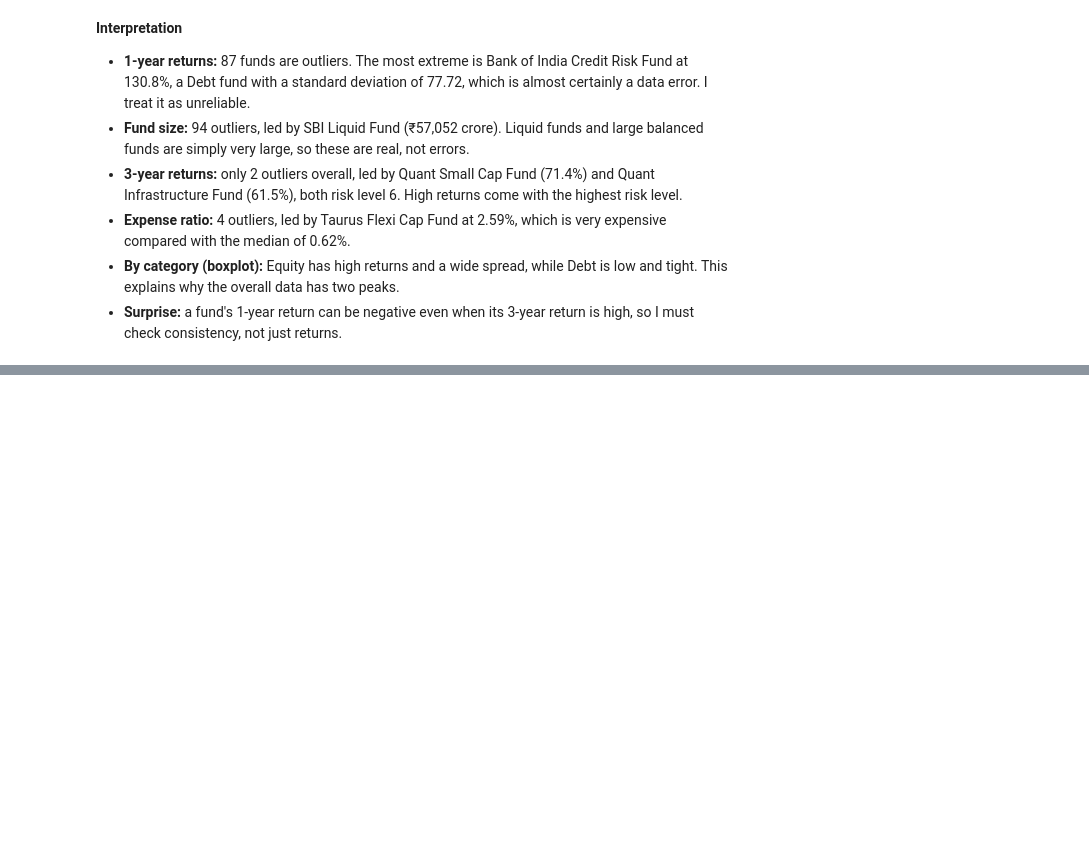
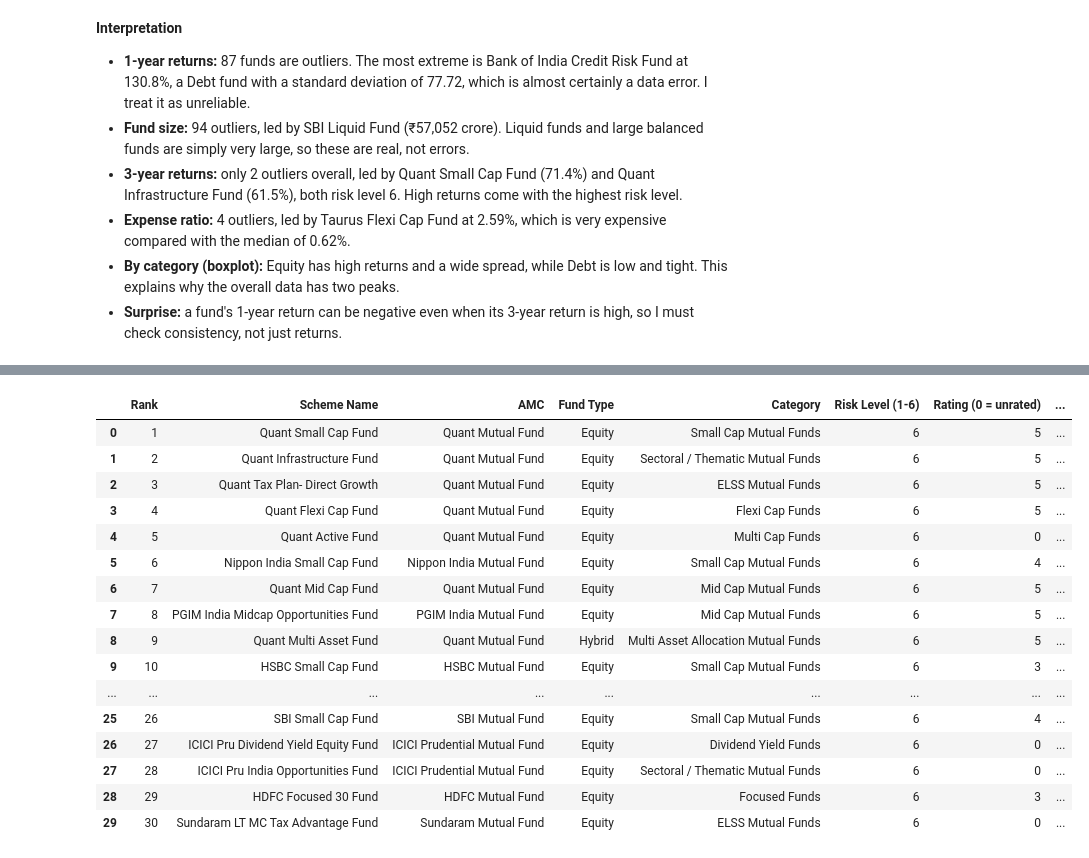
Before and after one commit to stutigoyal8999/Coorix_Internship_Business-Analytics, a Jupyter notebook: Mutual Fund Analysis/notebook/Mutual Fund Analysis.ipynb, the cells around one changed output, grey strips where cells are left out. Saved outputs shown, nothing was run; the diff lists cells and outputs as text; code cells hidden in the pictures; blank space fills up the shorter version.

Commit message:
Stage 5: Top 30 Excel export and common-trait analysis

```diff
--- a/Mutual Fund Analysis/notebook/Mutual Fund Analysis.ipynb
+++ b/Mutual Fund Analysis/notebook/Mutual Fund Analysis.ipynb
@@ -584,0 +589,75 @@ The 3-year return is the biggest driver: the Top 30 average 0.60 on it versus 0.
+# %%
+from openpyxl.styles import Font, PatternFill, Alignment, Border, Side
+from openpyxl.utils import get_column_letter
+
+export_cols = {
+    "rank": "Rank", "scheme_name": "Scheme Name", "amc_name": "AMC",
+    "category": "Fund Type", "sub_category": "Category",
+    "risk_level": "Risk Level (1-6)", "rating": "Rating (0 = unrated)",
+    "returns_1yr": "1-Year Return (%)", "returns_3yr": "3-Year Return (%)",
+    "expense_ratio": "Expense Ratio (%)", "fund_age_yr": "Fund Age (years)",
+    "fund_size_cr": "Fund Size (Rs crore)", "min_sip": "Min SIP (Rs)",
+    "min_lumpsum": "Min Lumpsum (Rs)", "score": "Score",
+}
+top30_export = df_rank.head(30)[list(export_cols)].rename(columns=export_cols)
+
+# lower-risk shortlist: risk label 1-3 AND measured volatility (sd) of 10 or less
+lower_risk = df_rank[(df_rank["risk_level"] <= 3) & (df_rank["sd"] <= 10)].head(10)
+lower_export = lower_risk[list(export_cols)].rename(columns=export_cols)
+
+method = pd.DataFrame({
+    "Item": ["Score formula", "Return", "Cost", "Consistency", "Age", "Funds in dataset",
+             "Funds ranked", "Ranking rule", "Lower-risk sheet"],
+    "Detail": [
+        "Score = 0.50 x Return + 0.20 x Cost + 0.20 x Consistency + 0.10 x Age (each part 0 to 1)",
+        "3-year return, scaled 0 to 1 with MinMaxScaler",
+        "1 minus the scaled expense ratio (lower expense = higher score)",
+        "1 if the 1-year return is above zero, else 0",
+        "1 for 5 to 10 years; lower for younger or older funds",
+        len(df), len(df_rank),
+        "Highest score first; ties broken by lower expense ratio",
+        "Best-scoring funds with risk level 1-3 and sd <= 10, ranked by the same score",
+    ],
+})
+
+num_formats = {"1-Year Return (%)": "0.0", "3-Year Return (%)": "0.0", "Expense Ratio (%)": "0.00",
+               "Fund Size (Rs crore)": "#,##0", "Min SIP (Rs)": "#,##0", "Min Lumpsum (Rs)": "#,##0",
+               "Score": "0.000"}
+
+OUT_FILE = "../Top_30_Funds.xlsx"      # project root (one level above the notebook folder)
+with pd.ExcelWriter(OUT_FILE, engine="openpyxl") as writer:
+    top30_export.to_excel(writer, sheet_name="Top 30 Funds", index=False)
+    lower_export.to_excel(writer, sheet_name="Lower-Risk Top 10", index=False)
+    method.to_excel(writer, sheet_name="Method", index=False)
+
+    thin = Side(style="thin", color="BFBFBF")
+    for ws in writer.book.worksheets:
+        for cell in ws[1]:
+            cell.font = Font(bold=True, color="FFFFFF")
+            cell.fill = PatternFill("solid", fgColor="1F3864")
+            cell.alignment = Alignment(horizontal="center", vertical="center", wrap_text=True)
+        ws.row_dimensions[1].height = 32
+        ws.freeze_panes = "C2" if ws.title != "Method" else "A2"
+        ws.auto_filter.ref = ws.dimensions
+        headers = [c.value for c in ws[1]]
+        for col_idx, header in enumerate(headers, start=1):
+            letter = get_column_letter(col_idx)
+            if header == "Scheme Name":
+                ws.column_dimensions[letter].width = 52
+            elif header == "Detail":
+                ws.column_dimensions[letter].width = 95
+            elif header in ("AMC", "Category"):
+                ws.column_dimensions[letter].width = 34
+            else:
+                ws.column_dimensions[letter].width = 18
+            for row in ws.iter_rows(min_row=2, min_col=col_idx, max_col=col_idx):
+                for cell in row:
+                    cell.border = Border(top=thin, bottom=thin, left=thin, right=thin)
+                    if header in num_formats:
+                        cell.number_format = num_formats[header]
+                    if header in ("Rank", "Risk Level (1-6)", "Rating (0 = unrated)", "Fund Age (years)"):
+                        cell.alignment = Alignment(horizontal="center")
+
+print("Saved:", OUT_FILE)
+top30_export
+# %% [output]
@@ -584,0 +665,17 @@ The 3-year return is the biggest driver: the Top 30 average 0.60 on it versus 0.
+|  | Rank | Scheme Name | AMC | Fund Type | Category | Risk Level (1-6) | Rating (0 = unrated) | ... |
+| 0 | 1 | Quant Small Cap Fund | Quant Mutual Fund | Equity | Small Cap Mutual Funds | 6 | 5 | ... |
+| 1 | 2 | Quant Infrastructure Fund | Quant Mutual Fund | Equity | Sectoral / Thematic Mutual Funds | 6 | 5 | ... |
+| 2 | 3 | Quant Tax Plan- Direct Growth | Quant Mutual Fund | Equity | ELSS Mutual Funds | 6 | 5 | ... |
+| 3 | 4 | Quant Flexi Cap Fund | Quant Mutual Fund | Equity | Flexi Cap Funds | 6 | 5 | ... |
+| 4 | 5 | Quant Active Fund | Quant Mutual Fund | Equity | Multi Cap Funds | 6 | 0 | ... |
+| 5 | 6 | Nippon India Small Cap Fund | Nippon India Mutual Fund | Equity | Small Cap Mutual Funds | 6 | 4 | ... |
+| 6 | 7 | Quant Mid Cap Fund | Quant Mutual Fund | Equity | Mid Cap Mutual Funds | 6 | 5 | ... |
+| 7 | 8 | PGIM India Midcap Opportunities Fund | PGIM India Mutual Fund | Equity | Mid Cap Mutual Funds | 6 | 5 | ... |
+| 8 | 9 | Quant Multi Asset Fund | Quant Mutual Fund | Hybrid | Multi Asset Allocation Mutual Funds | 6 | 5 | ... |
+| 9 | 10 | HSBC Small Cap Fund | HSBC Mutual Fund | Equity | Small Cap Mutual Funds | 6 | 3 | ... |
+| ... | ... | ... | ... | ... | ... | ... | ... | ... |
+| 25 | 26 | SBI Small Cap Fund | SBI Mutual Fund | Equity | Small Cap Mutual Funds | 6 | 4 | ... |
+| 26 | 27 | ICICI Pru Dividend Yield Equity Fund | ICICI Prudential Mutual Fund | Equity | Dividend Yield Funds | 6 | 0 | ... |
+| 27 | 28 | ICICI Pru India Opportunities Fund | ICICI Prudential Mutual Fund | Equity | Sectoral / Thematic Mutual Funds | 6 | 0 | ... |
+| 28 | 29 | HDFC Focused 30 Fund | HDFC Mutual Fund | Equity | Focused Funds | 6 | 3 | ... |
+| 29 | 30 | Sundaram LT MC Tax Advantage Fund | Sundaram Mutual Fund | Equity | ELSS Mutual Funds | 6 | 0 | ... |
```
Also changed, not shown: parts of 45 cells of this notebook, 1 other file.
